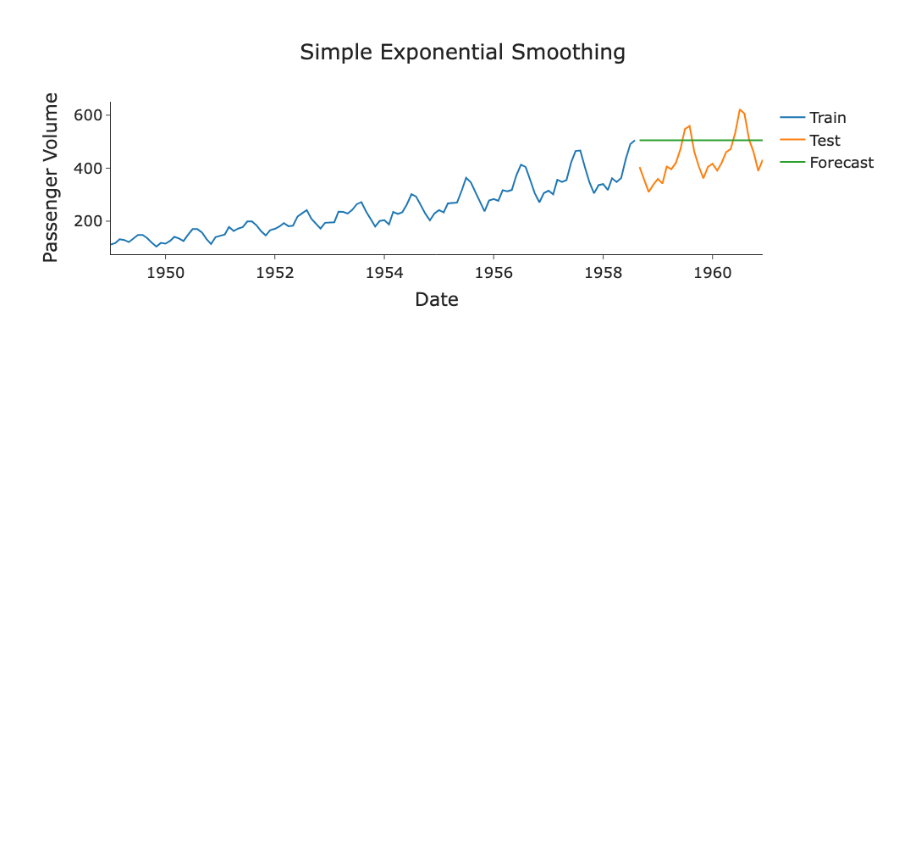
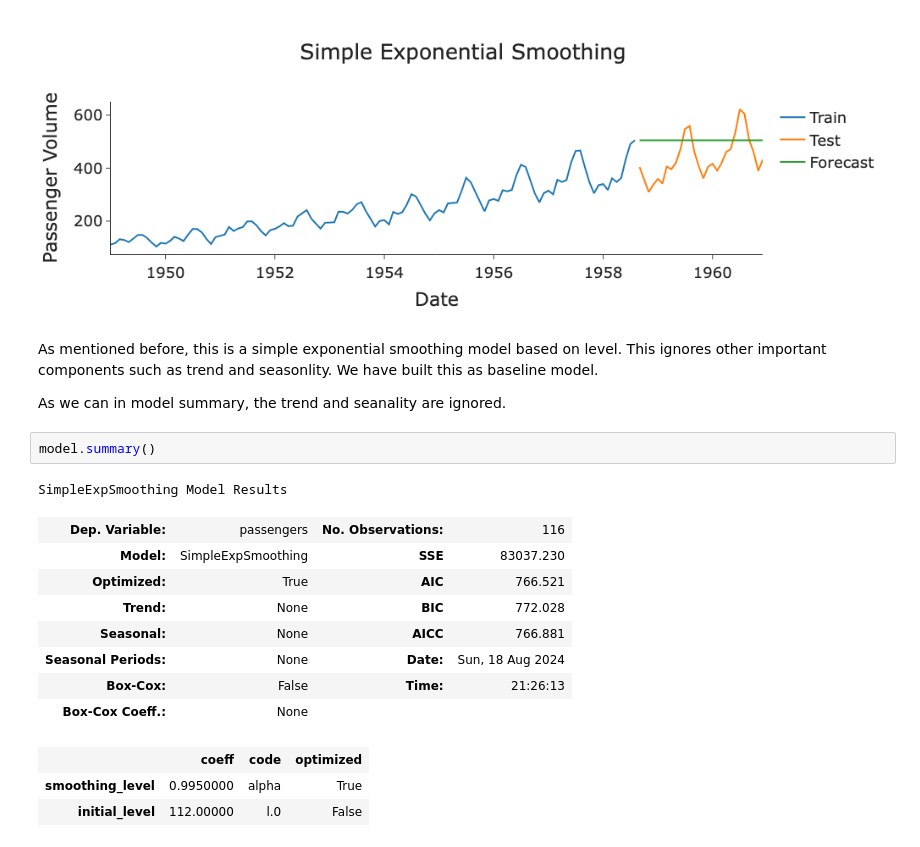
Before and after one commit to jaivrat/time-series, a Jupyter notebook: t-series-python/09-SimpleExponentialSmoothing.ipynb, the cells around one changed output. Drawn from its saved outputs; the diff is of its cells as text; blank space fills up the shorter version.

```diff
--- a/t-series-python/09-SimpleExponentialSmoothing.ipynb
+++ b/t-series-python/09-SimpleExponentialSmoothing.ipynb
@@ -110,3 +110,22 @@ fig.show()
 utils.plot_fcast(train_df, test_df, forecasts, title="Simple Exponential Smoothing")
 # %% [output]
 [figure]
+# %% [markdown]
+As mentioned before, this is a simple exponential smoothing model based on level. This ignores other important components such as trend and seasonlity. We have built this as baseline model.
+
+As we can in model summary, the trend and seanality are ignored.
+# %%
+model.summary()
+# %% [output]
+SimpleExpSmoothing Model Results
+| Dep. Variable: | passengers | No. Observations: | 116 |
+| Model: | SimpleExpSmoothing | SSE | 83037.230 |
+| Optimized: | True | AIC | 766.521 |
+| Trend: | None | BIC | 772.028 |
+| Seasonal: | None | AICC | 766.881 |
+| Seasonal Periods: | None | Date: | Sun, 18 Aug 2024 |
+| Box-Cox: | False | Time: | 21:26:13 |
+| Box-Cox Coeff.: | None |  |  |
+|  | coeff | code | optimized |
+| smoothing_level | 0.9950000 | alpha | True |
+| initial_level | 112.00000 | l.0 | False |
```
Also changed, not shown: parts of 1 cell of this notebook.
